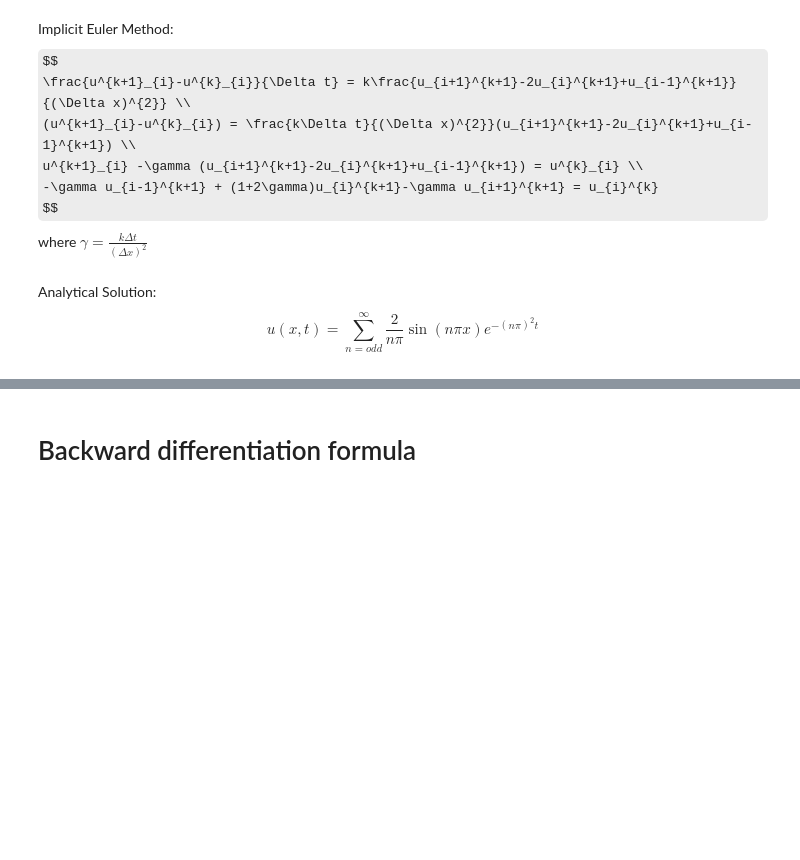
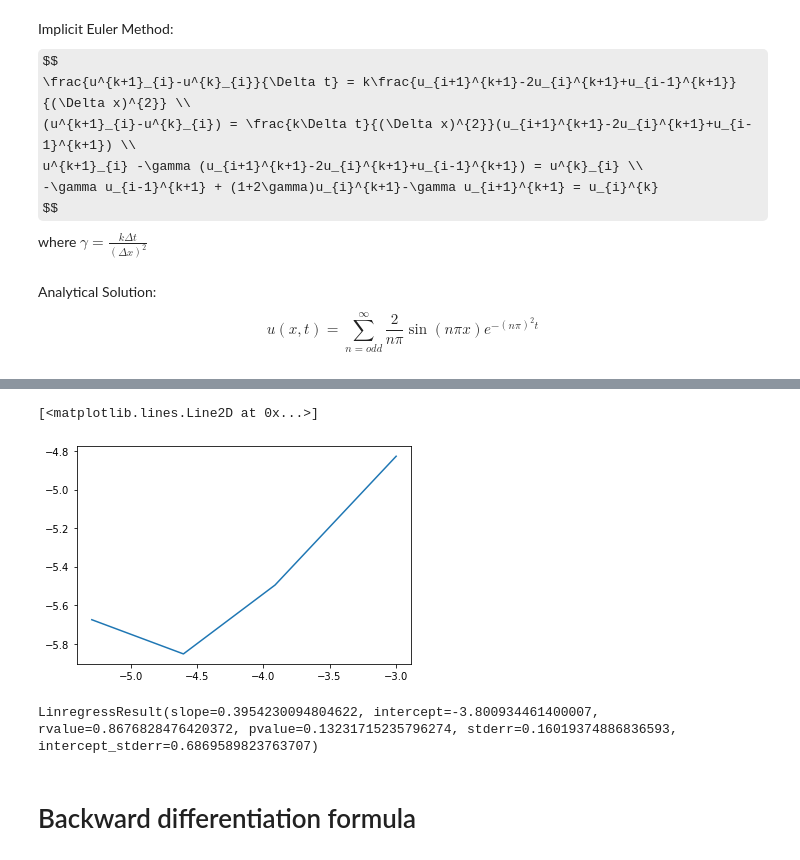
Before and after one commit to eiyouwangding/penitentes_simulation, a Jupyter notebook: finite_difference.ipynb, the cells around one changed output, grey strips where cells are left out. Cells and saved outputs as stored; diff of their text form; code cells hidden in the pictures; some formulas as TeX source; blank space fills up the shorter version.

```diff
--- a/finite_difference.ipynb
+++ b/finite_difference.ipynb
@@ -465,3 +489,12 @@ LinregressResult(slope=0.07827770917114267, intercept=-6.6728143780914415, rvalu
+# %%
+plt.plot(np.log(delta_x_list), np.log(error_list))
+# %% [output]
+[<matplotlib.lines.Line2D at 0x...>]
+[figure, added]
+# %%
+linregress(np.log(delta_x_list), np.log(error_list))
+# %% [output]
+LinregressResult(slope=0.3954230094804622, intercept=-3.800934461400007, rvalue=0.8676828476420372, pvalue=0.13231715235796274, stderr=0.16019374886836593, intercept_stderr=0.6869589823763707)
 # %% [markdown]
 # Backward differentiation formula
 # %% [markdown]
```
Also changed, not shown: parts of 6 cells of this notebook.
